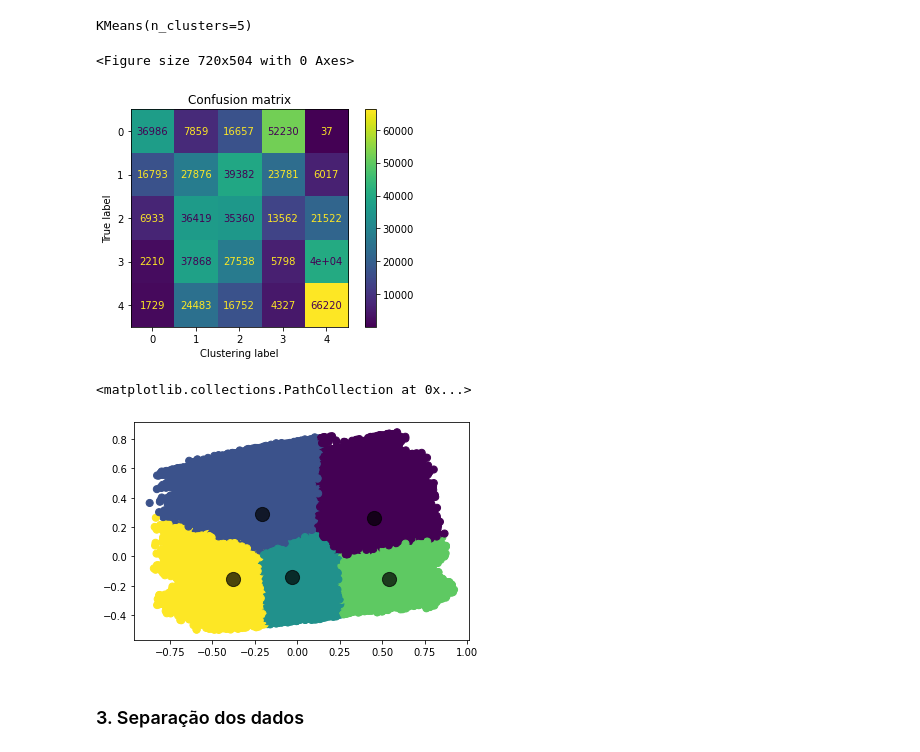
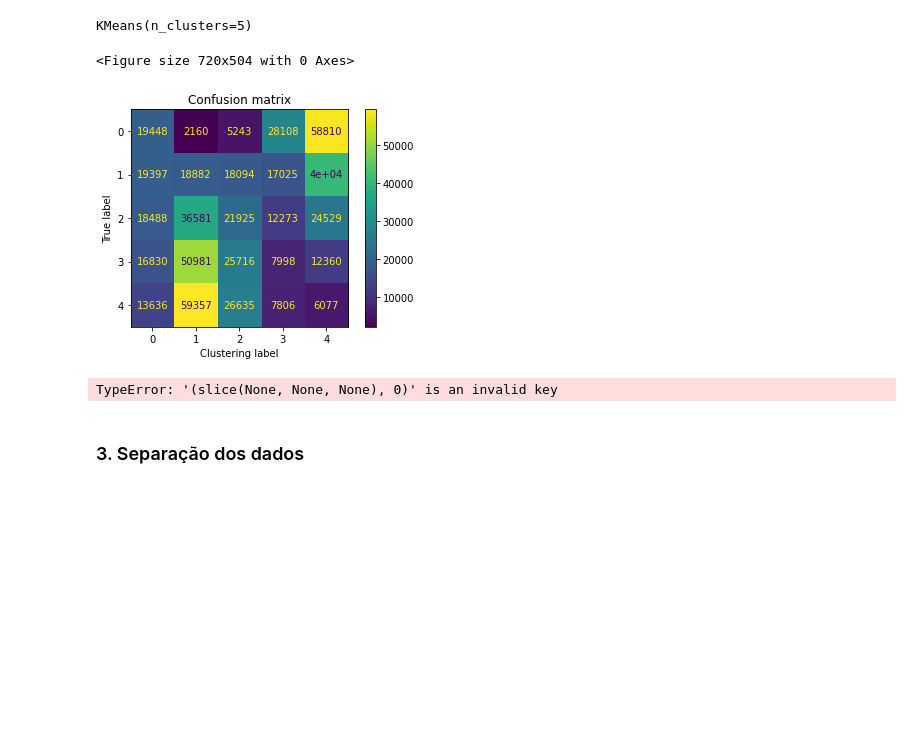
Before and after one commit to maluwastaken/Intro-Data-Science, a Jupyter notebook: classification.ipynb, the cells around one changed output. Cells and saved outputs as stored; diff of their text form; code cells hidden in the pictures; blank space fills up the shorter version.

```diff
--- a/classification.ipynb
+++ b/classification.ipynb
@@ -143,31 +143,31 @@ data.shape
 # %%
 from sklearn.cluster import KMeans
 import matplotlib.pyplot as plt
-
-kmeans = KMeans(n_clusters=len(y.value_counts()))
-kmeans.fit(data)
+# scale = MinMaxScaler()
+# X_scaled = scale.fit_transform(data.drop('Bodyweight_dist', axis = 1))
+kmeans = KMeans(n_clusters=5)
+kmeans.fit(data.drop('Bodyweight_dist', axis = 1))
 # %% [output]
 KMeans(n_clusters=5)
 # %%
 from sklearn.metrics import confusion_matrix, ConfusionMatrixDisplay
 cm = confusion_matrix(y.cat.codes, kmeans.labels_)
 
 plt.figure(figsize = (10,7))
 disp = ConfusionMatrixDisplay(cm)
 disp.plot()
 plt.title("Confusion matrix")
 plt.ylabel('True label')
 plt.xlabel('Clustering label')
 plt.show()
 
-plt.scatter(data[:, 0], data[:, 1], c=kmeans.labels_, s=50, cmap='viridis')
+plt.scatter(data.drop('Bodyweight_dist', axis = 1)[:, 0], data.drop('Bodyweight_dist', axis = 1)[:, 1], c=kmeans.labels_, s=50, cmap='viridis')
 centers = kmeans.cluster_centers_
 plt.scatter(centers[:, 0], centers[:, 1], c='black', s=200, alpha=0.7)
 # %% [output]
 <Figure size 720x504 with 0 Axes>
-[figure, old version]
+[figure, new version]
-<matplotlib.collections.PathCollection at 0x...>
+TypeError: '(slice(None, None, None), 0)' is an invalid key
-[figure, removed]
 # %% [markdown]
 ### 3. Separação dos dados
 # %% [markdown]
```
